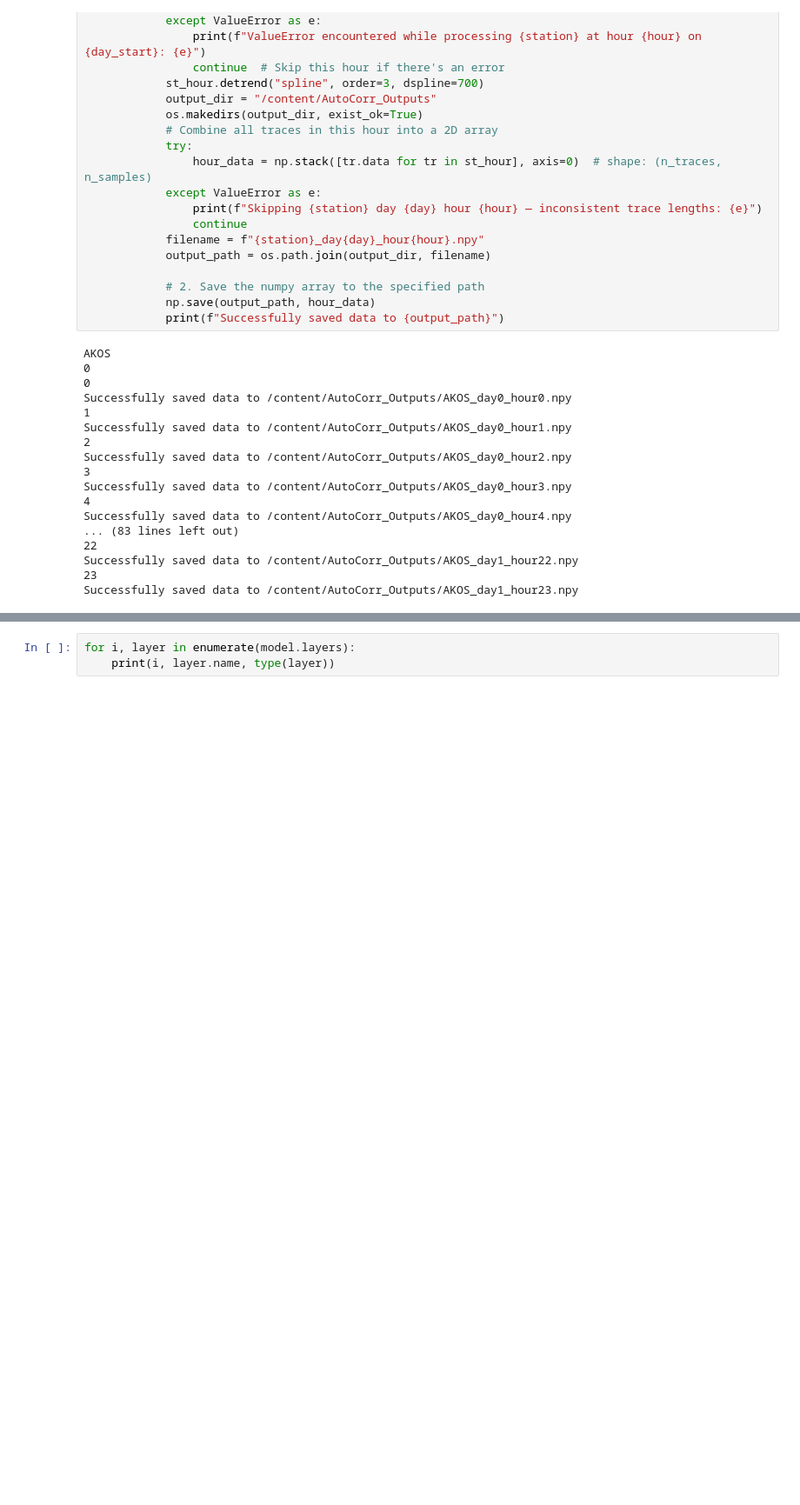
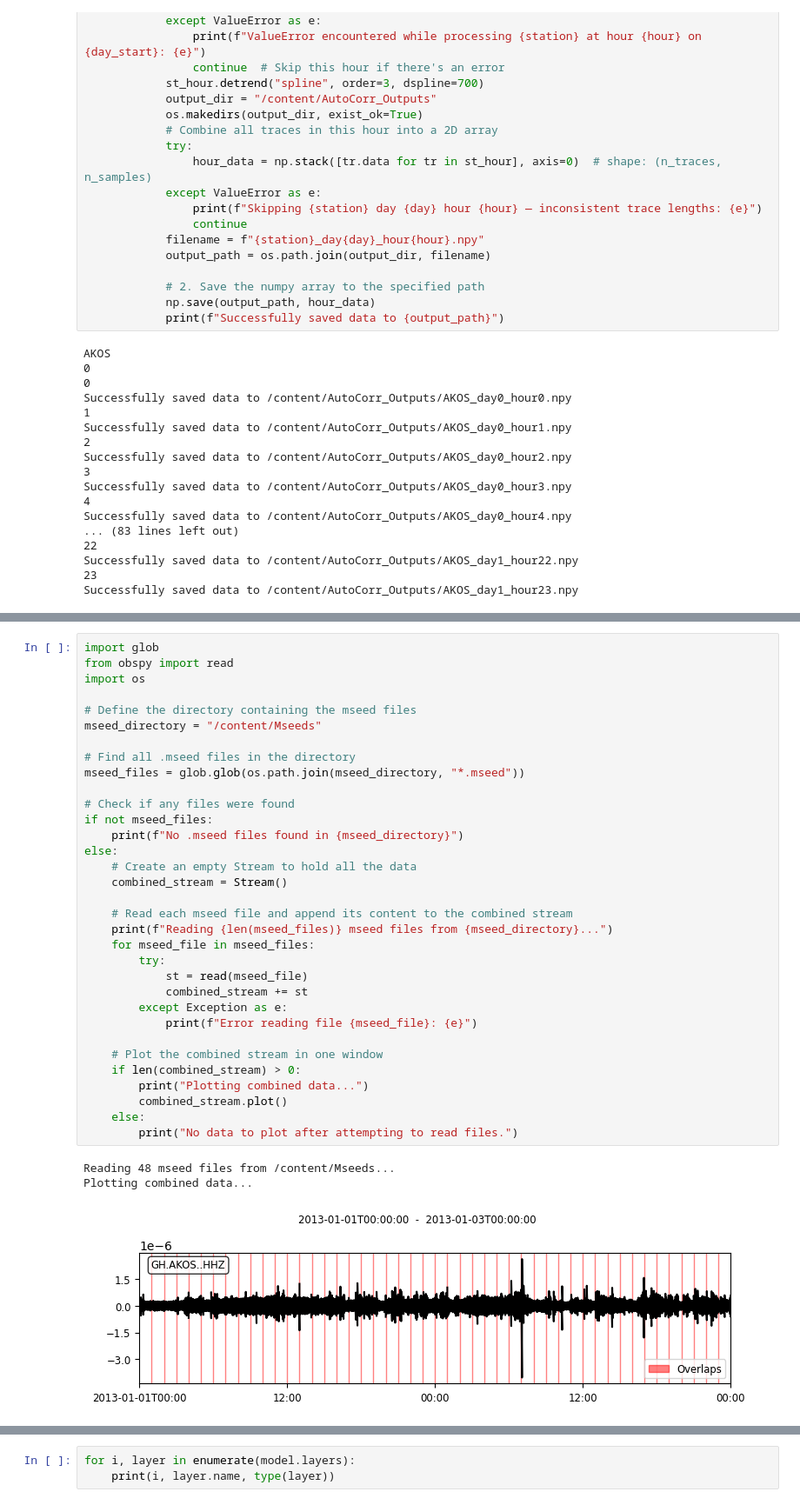
Before and after one commit to Mahdi-Miri/Signal_Proccesing, a Jupyter notebook: Signal_Proccesing.ipynb, the cells around one changed output, grey strips where cells are left out. Shown at 87% size. Drawn from its saved outputs; the diff is of its cells as text; blank space fills up the shorter version.

```diff
--- a/Signal_Proccesing.ipynb
+++ b/Signal_Proccesing.ipynb
@@ -365,3 +508,40 @@ Successfully saved data to /content/AutoCorr_Outputs/AKOS_day1_hour23.npy
+# %%
+import glob
+from obspy import read
+import os
+
+# Define the directory containing the mseed files
+mseed_directory = "/content/Mseeds"
+
+# Find all .mseed files in the directory
+mseed_files = glob.glob(os.path.join(mseed_directory, "*.mseed"))
+
+# Check if any files were found
+if not mseed_files:
+    print(f"No .mseed files found in {mseed_directory}")
+else:
+    # Create an empty Stream to hold all the data
+    combined_stream = Stream()
+
+    # Read each mseed file and append its content to the combined stream
+    print(f"Reading {len(mseed_files)} mseed files from {mseed_directory}...")
+    for mseed_file in mseed_files:
+        try:
+            st = read(mseed_file)
+            combined_stream += st
+        except Exception as e:
+            print(f"Error reading file {mseed_file}: {e}")
+
+    # Plot the combined stream in one window
+    if len(combined_stream) > 0:
+        print("Plotting combined data...")
+        combined_stream.plot()
+    else:
+        print("No data to plot after attempting to read files.")
+# %% [output]
+Reading 48 mseed files from /content/Mseeds...
+Plotting combined data...
+[figure, added]
 # %%
 import os
 import glob
```
Also changed, not shown: parts of 4 cells of this notebook.
